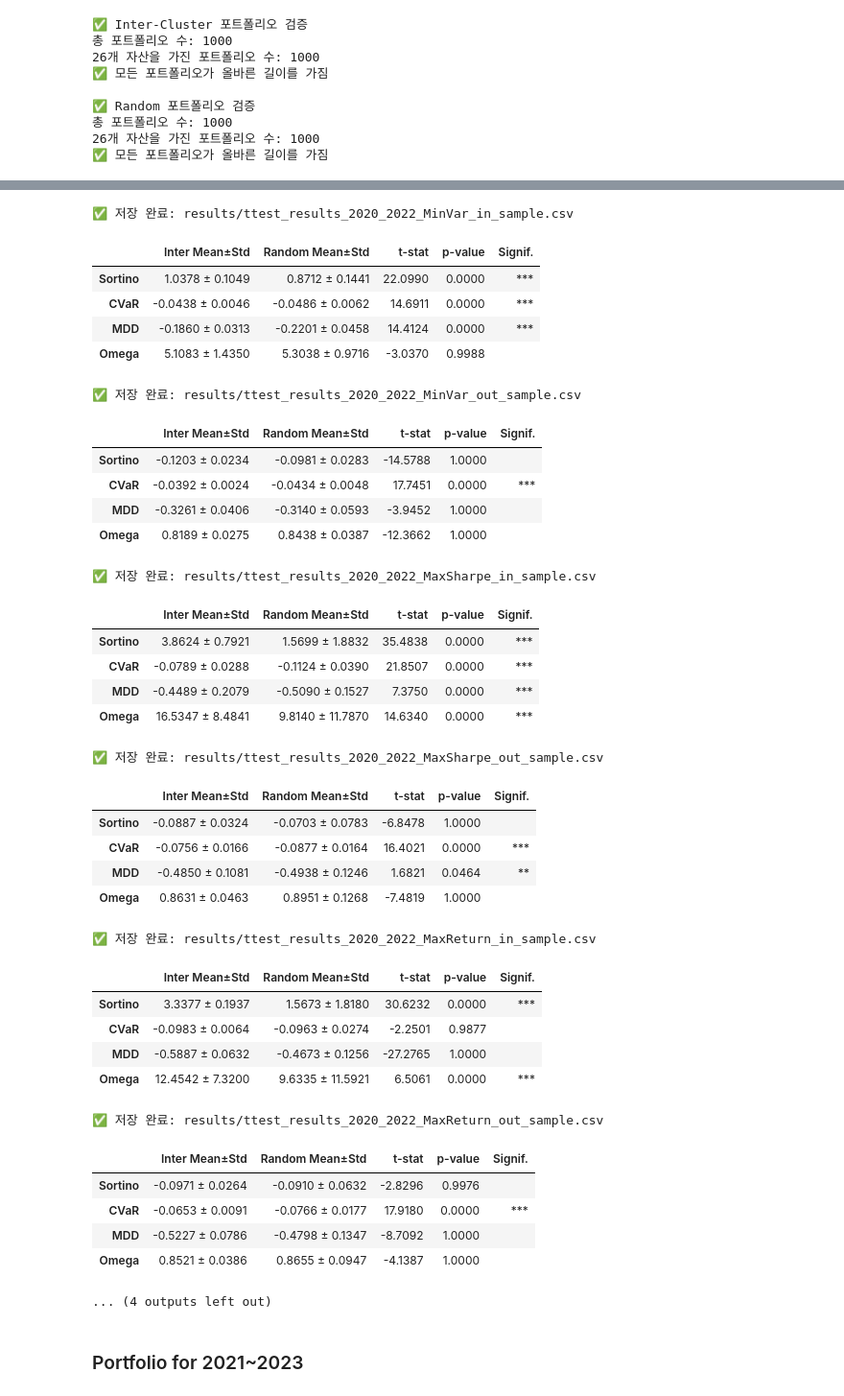
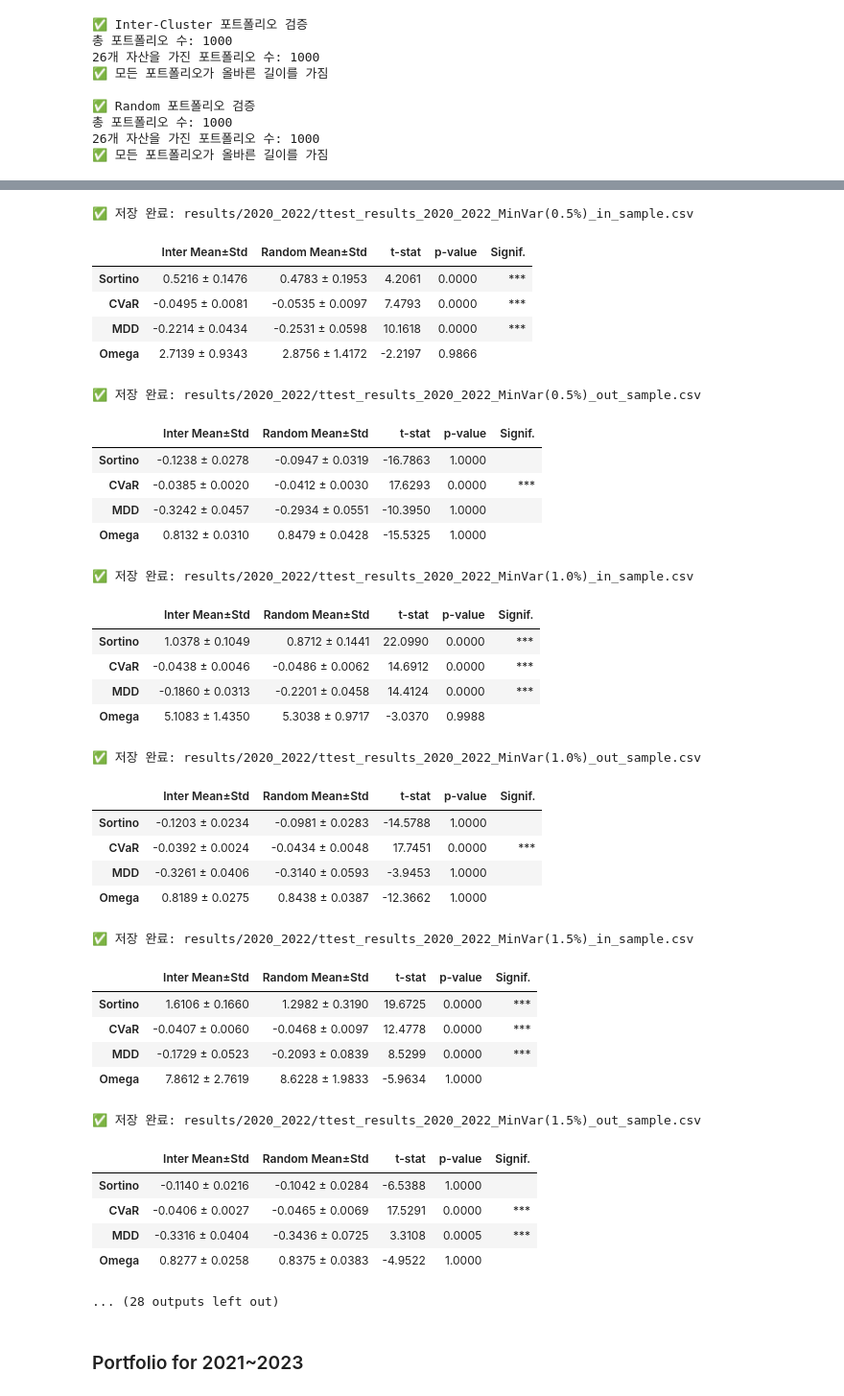
Before and after one commit to susungpark/SW-Capstone-Design, a Jupyter notebook: code/clustering_portfolio.ipynb, the cells around one changed output, grey strips where cells are left out. Shown at 96% size. Drawn from its saved outputs; the diff is of its cells as text; code cells hidden in the pictures.

```diff
--- a/code/clustering_portfolio.ipynb
+++ b/code/clustering_portfolio.ipynb
@@ -1514,7 +1588,7 @@ from scipy.stats import ttest_ind
 import pandas as pd
 
 # 저장 폴더 생성
-os.makedirs('results', exist_ok=True)
+os.makedirs('results/2020_2022', exist_ok=True)
 
 # 테스트할 메트릭
 metrics_to_test = ['Sortino', 'CVaR', 'MDD', 'Omega']
@@ -1551,66 +1625,66 @@ for method in results_in_all.keys():
                 inter_mean_std,
                 random_mean_std,
                 f"{t_stat:.4f}",
                 f"{p_val:.4f}",
                 significance_marker(p_val)
             ])
 
         # DataFrame 생성 및 저장
         df = pd.DataFrame(
             rows,
             columns=['Inter Mean±Std', 'Random Mean±Std', 't-stat', 'p-value', 'Significance'],
             index=metrics_to_test
         )
 
-        file_path = f"results/ttest_results_2020_2022_{method}_{sample_type}.csv"
+        file_path = f"results/2020_2022/ttest_results_2020_2022_{method}_{sample_type}.csv"
         df.to_csv(file_path, encoding='utf-8-sig')
         print(f"✅ 저장 완료: {file_path}")
 
         # 출력
         df = pd.DataFrame(
             rows,
             columns=['Inter Mean±Std', 'Random Mean±Std', 't-stat', 'p-value', 'Signif.'],
             index=metrics_to_test
         )
         display(df)
 # %% [output]
-✅ 저장 완료: results/ttest_results_2020_2022_MinVar_in_sample.csv
+✅ 저장 완료: results/2020_2022/ttest_results_2020_2022_MinVar(0.5%)_in_sample.csv
 |  | Inter Mean±Std | Random Mean±Std | t-stat | p-value | Signif. |
-| Sortino | 1.0378 ± 0.1049 | 0.8712 ± 0.1441 | 22.0990 | 0.0000 | *** |
-| CVaR | -0.0438 ± 0.0046 | -0.0486 ± 0.0062 | 14.6911 | 0.0000 | *** |
-| MDD | -0.1860 ± 0.0313 | -0.2201 ± 0.0458 | 14.4124 | 0.0000 | *** |
-| Omega | 5.1083 ± 1.4350 | 5.3038 ± 0.9716 | -3.0370 | 0.9988 |  |
+| Sortino | 0.5216 ± 0.1476 | 0.4783 ± 0.1953 | 4.2061 | 0.0000 | *** |
+| CVaR | -0.0495 ± 0.0081 | -0.0535 ± 0.0097 | 7.4793 | 0.0000 | *** |
+| MDD | -0.2214 ± 0.0434 | -0.2531 ± 0.0598 | 10.1618 | 0.0000 | *** |
+| Omega | 2.7139 ± 0.9343 | 2.8756 ± 1.4172 | -2.2197 | 0.9866 |  |
-✅ 저장 완료: results/ttest_results_2020_2022_MinVar_out_sample.csv
+✅ 저장 완료: results/2020_2022/ttest_results_2020_2022_MinVar(0.5%)_out_sample.csv
 |  | Inter Mean±Std | Random Mean±Std | t-stat | p-value | Signif. |
-| Sortino | -0.1203 ± 0.0234 | -0.0981 ± 0.0283 | -14.5788 | 1.0000 |  |
-| CVaR | -0.0392 ± 0.0024 | -0.0434 ± 0.0048 | 17.7451 | 0.0000 | *** |
-| MDD | -0.3261 ± 0.0406 | -0.3140 ± 0.0593 | -3.9452 | 1.0000 |  |
-| Omega | 0.8189 ± 0.0275 | 0.8438 ± 0.0387 | -12.3662 | 1.0000 |  |
+| Sortino | -0.1238 ± 0.0278 | -0.0947 ± 0.0319 | -16.7863 | 1.0000 |  |
+| CVaR | -0.0385 ± 0.0020 | -0.0412 ± 0.0030 | 17.6293 | 0.0000 | *** |
+| MDD | -0.3242 ± 0.0457 | -0.2934 ± 0.0551 | -10.3950 | 1.0000 |  |
+| Omega | 0.8132 ± 0.0310 | 0.8479 ± 0.0428 | -15.5325 | 1.0000 |  |
-✅ 저장 완료: results/ttest_results_2020_2022_MaxSharpe_in_sample.csv
+✅ 저장 완료: results/2020_2022/ttest_results_2020_2022_MinVar(1.0%)_in_sample.csv
 |  | Inter Mean±Std | Random Mean±Std | t-stat | p-value | Signif. |
-| Sortino | 3.8624 ± 0.7921 | 1.5699 ± 1.8832 | 35.4838 | 0.0000 | *** |
-| CVaR | -0.0789 ± 0.0288 | -0.1124 ± 0.0390 | 21.8507 | 0.0000 | *** |
-| MDD | -0.4489 ± 0.2079 | -0.5090 ± 0.1527 | 7.3750 | 0.0000 | *** |
-| Omega | 16.5347 ± 8.4841 | 9.8140 ± 11.7870 | 14.6340 | 0.0000 | *** |
+| Sortino | 1.0378 ± 0.1049 | 0.8712 ± 0.1441 | 22.0990 | 0.0000 | *** |
+| CVaR | -0.0438 ± 0.0046 | -0.0486 ± 0.0062 | 14.6912 | 0.0000 | *** |
+| MDD | -0.1860 ± 0.0313 | -0.2201 ± 0.0458 | 14.4124 | 0.0000 | *** |
+| Omega | 5.1083 ± 1.4350 | 5.3038 ± 0.9717 | -3.0370 | 0.9988 |  |
-✅ 저장 완료: results/ttest_results_2020_2022_MaxSharpe_out_sample.csv
+✅ 저장 완료: results/2020_2022/ttest_results_2020_2022_MinVar(1.0%)_out_sample.csv
 |  | Inter Mean±Std | Random Mean±Std | t-stat | p-value | Signif. |
-| Sortino | -0.0887 ± 0.0324 | -0.0703 ± 0.0783 | -6.8478 | 1.0000 |  |
-| CVaR | -0.0756 ± 0.0166 | -0.0877 ± 0.0164 | 16.4021 | 0.0000 | *** |
-| MDD | -0.4850 ± 0.1081 | -0.4938 ± 0.1246 | 1.6821 | 0.0464 | ** |
-| Omega | 0.8631 ± 0.0463 | 0.8951 ± 0.1268 | -7.4819 | 1.0000 |  |
+| Sortino | -0.1203 ± 0.0234 | -0.0981 ± 0.0283 | -14.5788 | 1.0000 |  |
+| CVaR | -0.0392 ± 0.0024 | -0.0434 ± 0.0048 | 17.7451 | 0.0000 | *** |
+| MDD | -0.3261 ± 0.0406 | -0.3140 ± 0.0593 | -3.9453 | 1.0000 |  |
+| Omega | 0.8189 ± 0.0275 | 0.8438 ± 0.0387 | -12.3662 | 1.0000 |  |
-✅ 저장 완료: results/ttest_results_2020_2022_MaxReturn_in_sample.csv
+✅ 저장 완료: results/2020_2022/ttest_results_2020_2022_MinVar(1.5%)_in_sample.csv
 |  | Inter Mean±Std | Random Mean±Std | t-stat | p-value | Signif. |
-| Sortino | 3.3377 ± 0.1937 | 1.5673 ± 1.8180 | 30.6232 | 0.0000 | *** |
-| CVaR | -0.0983 ± 0.0064 | -0.0963 ± 0.0274 | -2.2501 | 0.9877 |  |
-| MDD | -0.5887 ± 0.0632 | -0.4673 ± 0.1256 | -27.2765 | 1.0000 |  |
-| Omega | 12.4542 ± 7.3200 | 9.6335 ± 11.5921 | 6.5061 | 0.0000 | *** |
+| Sortino | 1.6106 ± 0.1660 | 1.2982 ± 0.3190 | 19.6725 | 0.0000 | *** |
+| CVaR | -0.0407 ± 0.0060 | -0.0468 ± 0.0097 | 12.4778 | 0.0000 | *** |
+| MDD | -0.1729 ± 0.0523 | -0.2093 ± 0.0839 | 8.5299 | 0.0000 | *** |
+| Omega | 7.8612 ± 2.7619 | 8.6228 ± 1.9833 | -5.9634 | 1.0000 |  |
-✅ 저장 완료: results/ttest_results_2020_2022_MaxReturn_out_sample.csv
+✅ 저장 완료: results/2020_2022/ttest_results_2020_2022_MinVar(1.5%)_out_sample.csv
 |  | Inter Mean±Std | Random Mean±Std | t-stat | p-value | Signif. |
-| Sortino | -0.0971 ± 0.0264 | -0.0910 ± 0.0632 | -2.8296 | 0.9976 |  |
-| CVaR | -0.0653 ± 0.0091 | -0.0766 ± 0.0177 | 17.9180 | 0.0000 | *** |
-| MDD | -0.5227 ± 0.0786 | -0.4798 ± 0.1347 | -8.7092 | 1.0000 |  |
-| Omega | 0.8521 ± 0.0386 | 0.8655 ± 0.0947 | -4.1387 | 1.0000 |  |
+| Sortino | -0.1140 ± 0.0216 | -0.1042 ± 0.0284 | -6.5388 | 1.0000 |  |
+| CVaR | -0.0406 ± 0.0027 | -0.0465 ± 0.0069 | 17.5291 | 0.0000 | *** |
+| MDD | -0.3316 ± 0.0404 | -0.3436 ± 0.0725 | 3.3108 | 0.0005 | *** |
+| Omega | 0.8277 ± 0.0258 | 0.8375 ± 0.0383 | -4.9522 | 1.0000 |  |
-... (4 outputs left out)
+... (28 outputs left out)
 # %% [markdown]
 ### Portfolio for 2021~2023
 # %%
```
Also changed, not shown: parts of 10 cells of this notebook.
